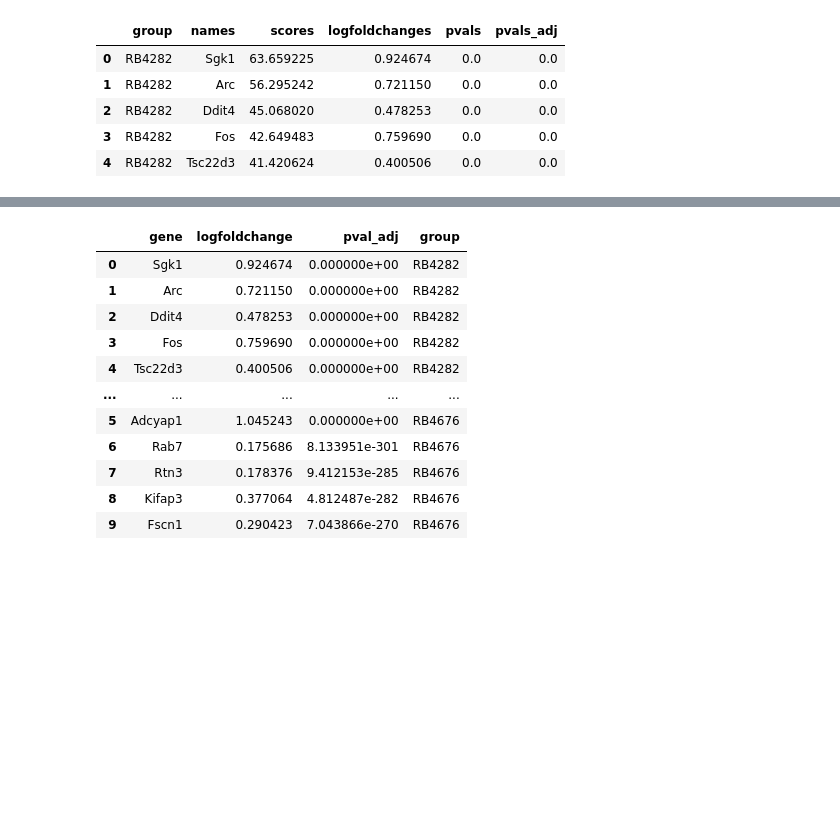
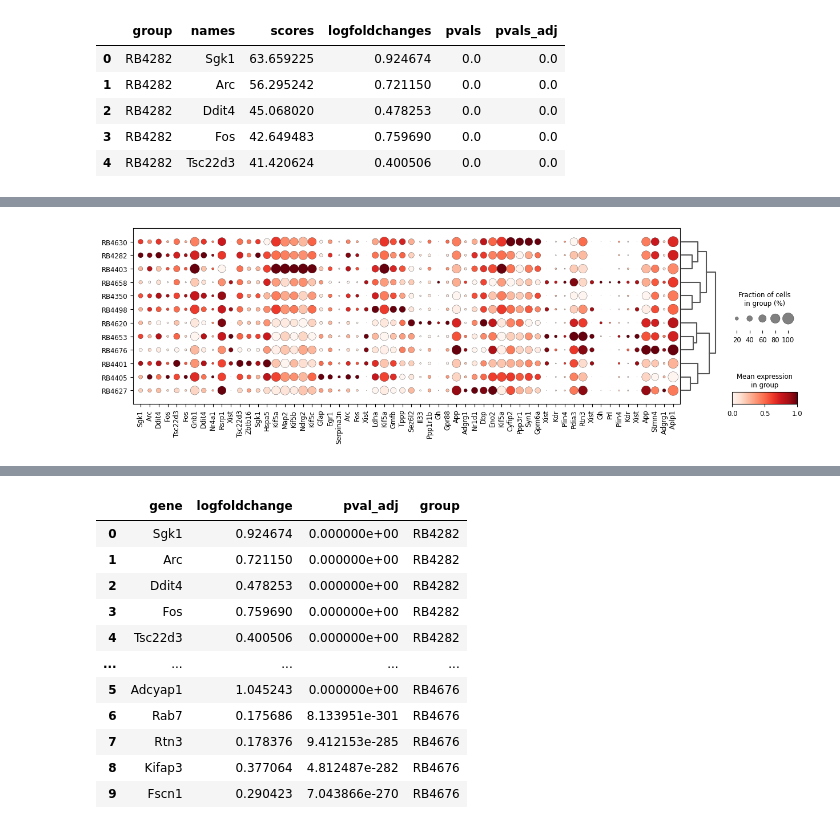
Before and after one commit to christoffermattssonlangseth/oligo-mtDSB, a Jupyter notebook: notebooks/5_tissue_wide_expression_differences.ipynb, the cells around one changed output, grey strips where cells are left out. Cells and saved outputs as stored; diff of their text form; code cells hidden in the pictures; blank space fills up the shorter version.

Commit message:
updated notebooks with notebooks populated with data

```diff
--- a/notebooks/5_tissue_wide_expression_differences.ipynb
+++ b/notebooks/5_tissue_wide_expression_differences.ipynb
@@ -25,0 +36,7 @@ markers.head()
+# %%
+marker_genes = pd.DataFrame({
+    group: adata.uns['rank_genes_groups']['names'][group][:5]
+    for group in adata.uns['rank_genes_groups']['names'].dtype.names
+})
+marker_genes.head()
+#marker_genes.to_csv('../data/broad_markers_leiden0-5.csv')
@@ -25,0 +50,10 @@ markers.head()
+# %%
+combined_list = []
+for col in marker_genes.columns:
+    print(col)
+    genes = marker_genes[col].tolist()
+    print(" ".join(genes))
+    print(' ')
+    combined_list.append(genes)
+combined_list = [item for sublist in combined_list for item in sublist]
+print()
@@ -25,0 +78,14 @@ markers.head()
+# %%
+sc.pl.dotplot(
+        adata,
+        var_names=combined_list,
+        groupby="sample_id",
+        standard_scale="var",
+        #dot_max=0.5,
+        #dot_min=0.05,
+        color_map="Reds",
+
+        dendrogram=True,
+        figsize=(15, 4)
+    )
+# %% [output]
@@ -25,0 +93 @@ markers.head()
+[figure, added]
```
Also changed, not shown: parts of 12 cells of this notebook, 1 other file.
